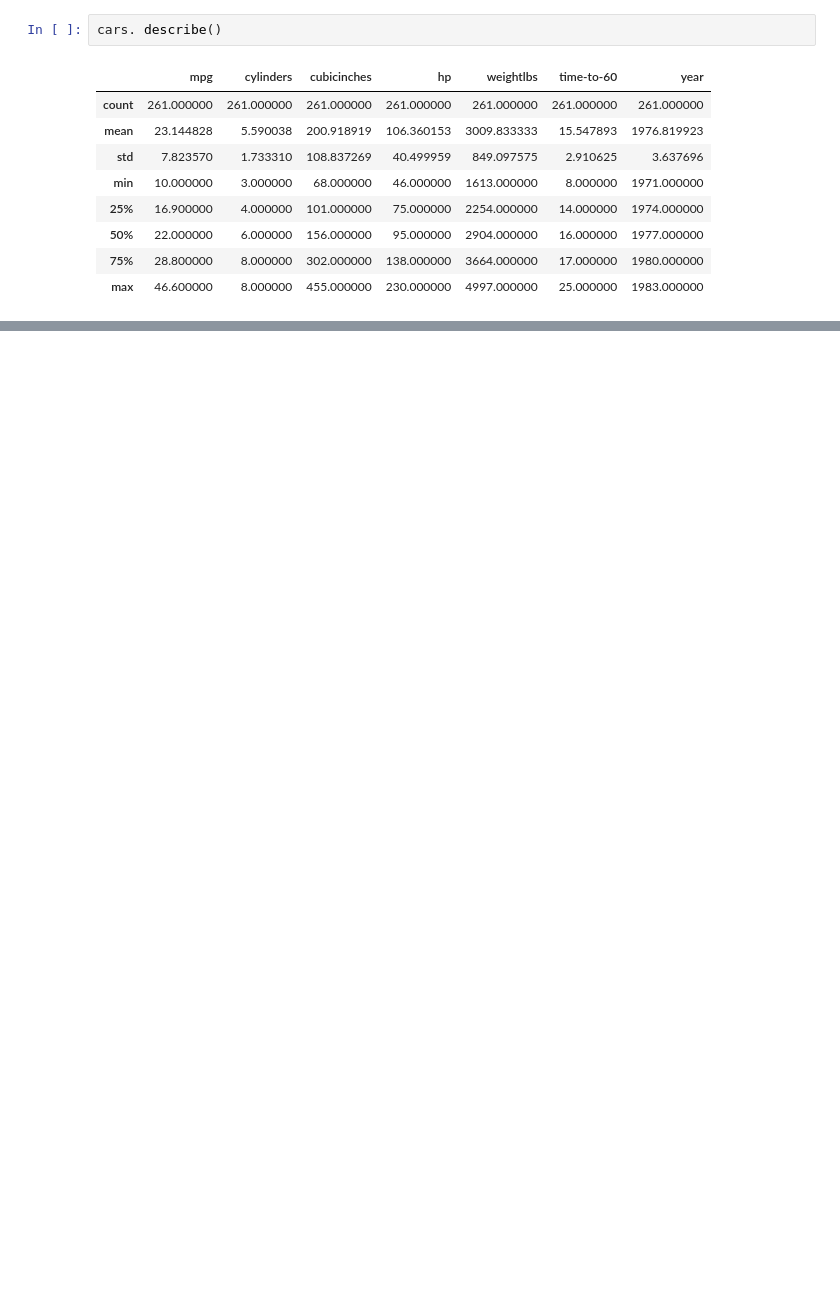
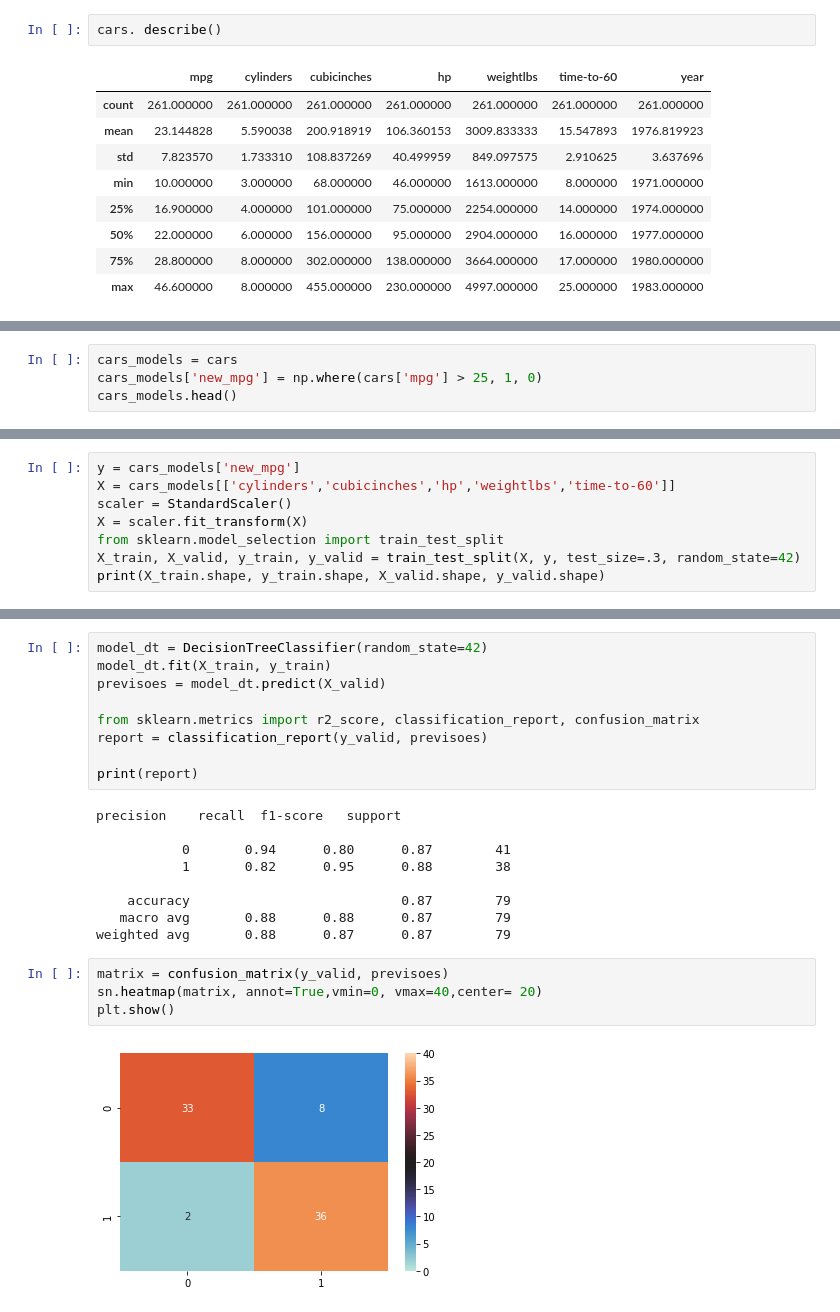
Before and after one commit to Aguiaia/igti_Machine_Learning, a Jupyter notebook: 6 - Desafio final/desafio.ipynb, the cells around one changed output, grey strips where cells are left out. Drawn from its saved outputs; the diff is of its cells as text; blank space fills up the shorter version.

```diff
--- a/6 - Desafio final/desafio.ipynb
+++ b/6 - Desafio final/desafio.ipynb
@@ -122,0 +191,4 @@ cars. describe()
+# %%
+cars_models = cars
+cars_models['new_mpg'] = np.where(cars['mpg'] > 25, 1, 0)
+cars_models.head()
@@ -122,0 +202,8 @@ cars. describe()
+# %%
+y = cars_models['new_mpg']
+X = cars_models[['cylinders','cubicinches','hp','weightlbs','time-to-60']]
+scaler = StandardScaler()
+X = scaler.fit_transform(X)
+from sklearn.model_selection import train_test_split
+X_train, X_valid, y_train, y_valid = train_test_split(X, y, test_size=.3, random_state=42)
+print(X_train.shape, y_train.shape, X_valid.shape, y_valid.shape)
@@ -122,0 +224,24 @@ cars. describe()
+# %%
+model_dt = DecisionTreeClassifier(random_state=42)
+model_dt.fit(X_train, y_train)
+previsoes = model_dt.predict(X_valid)
+
+from sklearn.metrics import r2_score, classification_report, confusion_matrix
+report = classification_report(y_valid, previsoes)
+
+print(report)
+# %% [output]
+precision    recall  f1-score   support
+
+           0       0.94      0.80      0.87        41
+           1       0.82      0.95      0.88        38
+
+    accuracy                           0.87        79
+   macro avg       0.88      0.88      0.87        79
+weighted avg       0.88      0.87      0.87        79
+# %%
+matrix = confusion_matrix(y_valid, previsoes)
+sn.heatmap(matrix, annot=True,vmin=0, vmax=40,center= 20)
+plt.show()
+# %% [output]
+[figure, added]
```
Also changed, not shown: parts of 36 cells of this notebook.
